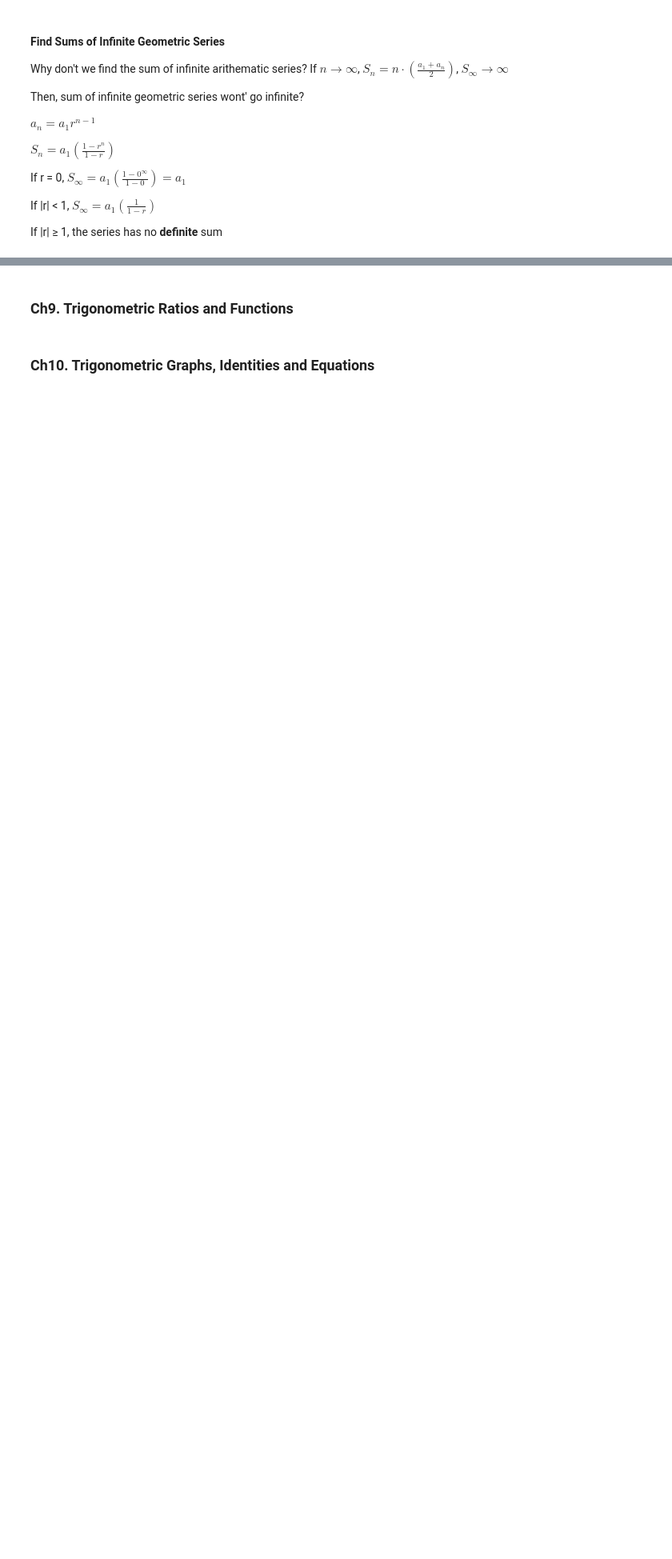
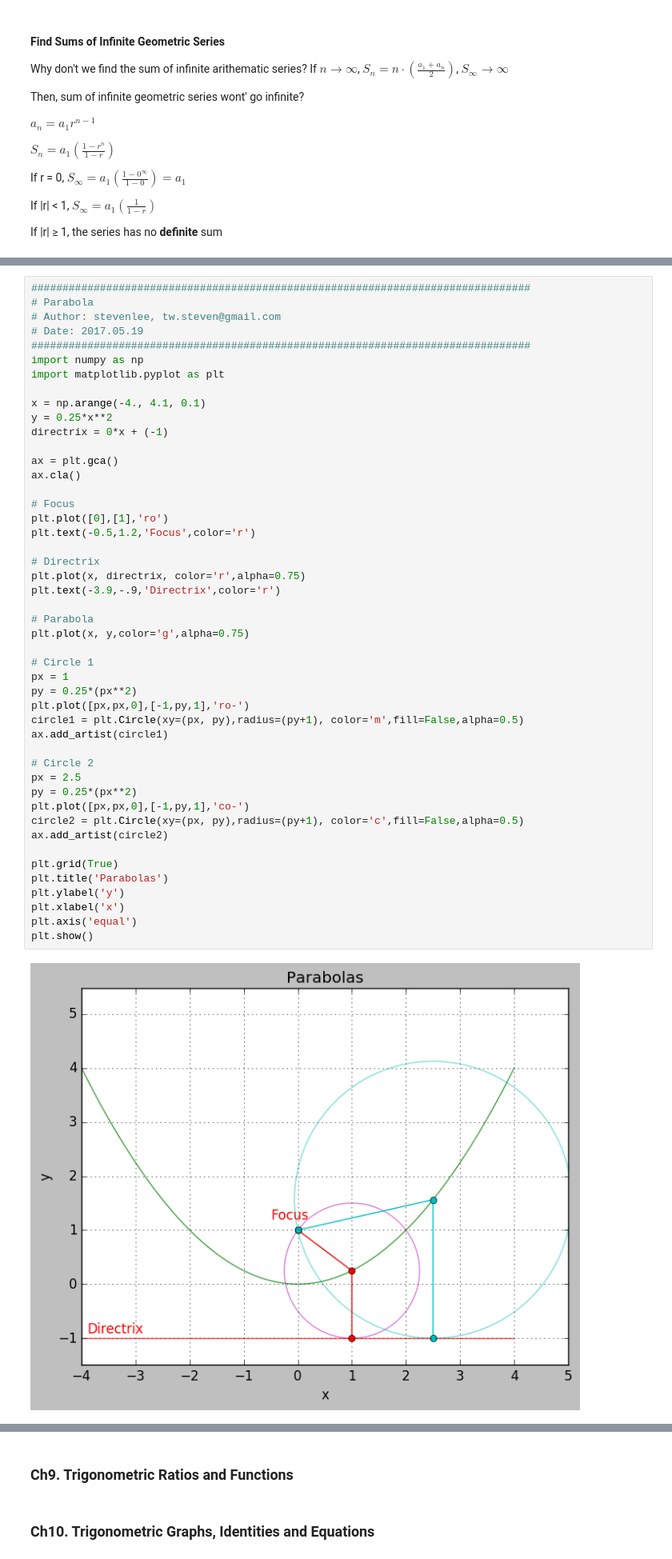
Before and after one commit to apextw/math, a Jupyter notebook: Algebra.ipynb, the cells around one changed output, grey strips where cells are left out. Shown at 80% size. Drawn from its saved outputs; the diff is of its cells as text; blank space fills up the shorter version.

```diff
--- a/Algebra.ipynb
+++ b/Algebra.ipynb
@@ -1174,0 +1176,49 @@ plt.show()
+# %%
+################################################################################
+# Parabola
+# Author: stevenlee, tw.steven@gmail.com
+# Date: 2017.05.19
+################################################################################
+import numpy as np
+import matplotlib.pyplot as plt
+
+x = np.arange(-4., 4.1, 0.1)
+y = 0.25*x**2
+directrix = 0*x + (-1)
+
+ax = plt.gca()
+ax.cla()
+
+# Focus
+plt.plot([0],[1],'ro')
+plt.text(-0.5,1.2,'Focus',color='r')
+
+# Directrix
+plt.plot(x, directrix, color='r',alpha=0.75)
+plt.text(-3.9,-.9,'Directrix',color='r')
+
+# Parabola
+plt.plot(x, y,color='g',alpha=0.75)
+
+# Circle 1
+px = 1
+py = 0.25*(px**2)
+plt.plot([px,px,0],[-1,py,1],'ro-')
+circle1 = plt.Circle(xy=(px, py),radius=(py+1), color='m',fill=False,alpha=0.5)
+ax.add_artist(circle1)
+
+# Circle 2
+px = 2.5
+py = 0.25*(px**2)
+plt.plot([px,px,0],[-1,py,1],'co-')
+circle2 = plt.Circle(xy=(px, py),radius=(py+1), color='c',fill=False,alpha=0.5)
+ax.add_artist(circle2)
+
+plt.grid(True)
+plt.title('Parabolas')
+plt.ylabel('y')
+plt.xlabel('x')
+plt.axis('equal')
+plt.show()
+# %% [output]
+[figure, added]
```
Also changed, not shown: parts of 12 cells of this notebook.
